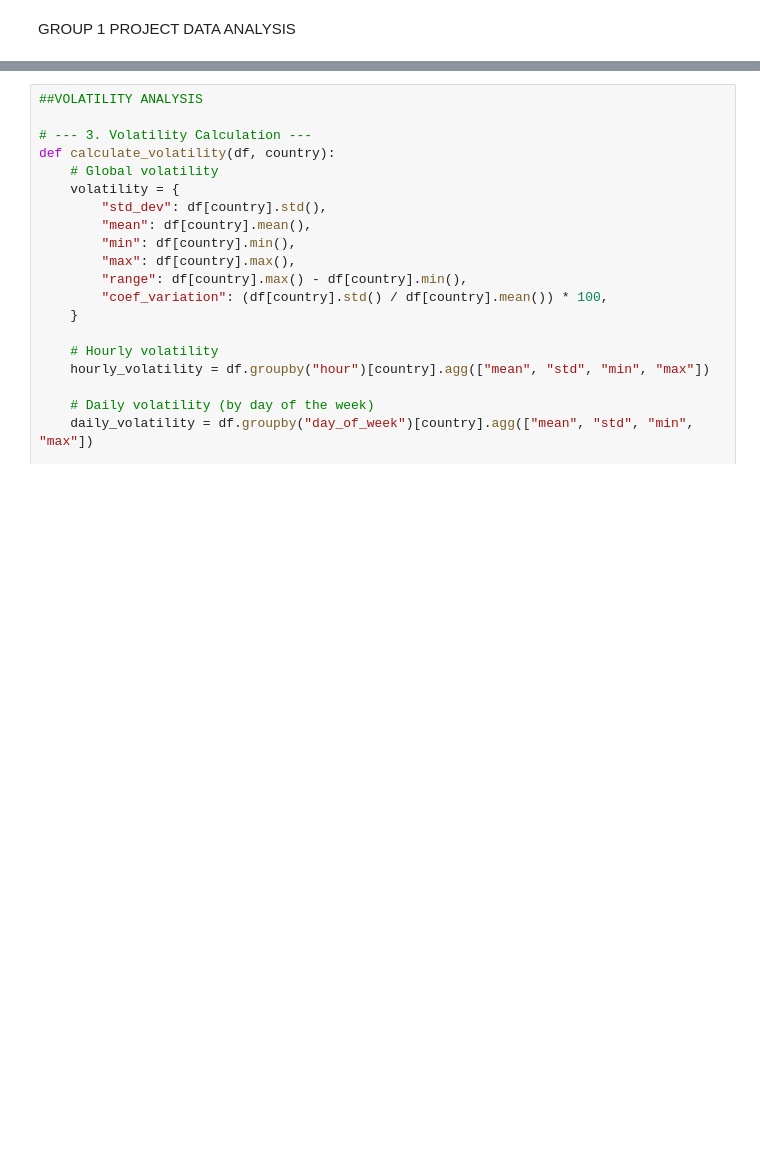
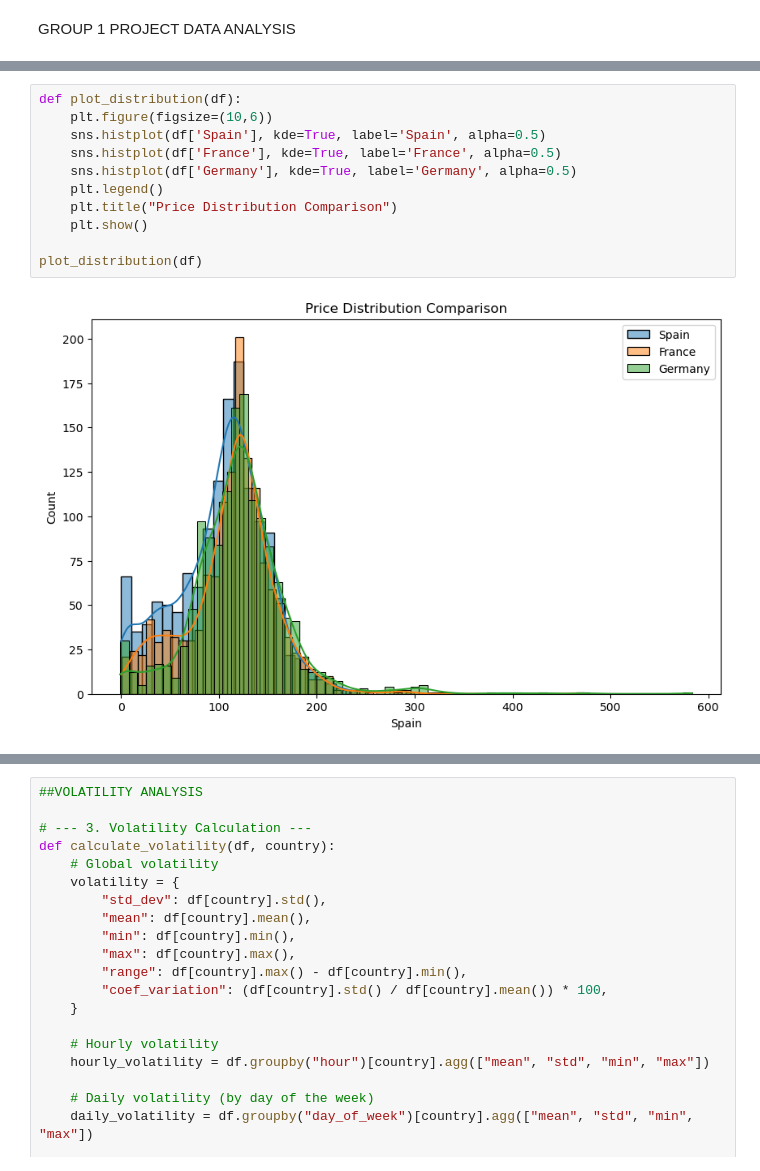
Before and after one commit to stellamirri/analisis_datos, a Jupyter notebook: Grupo1_2026/Group1Notebook.ipynb, the cells around one changed output, grey strips where cells are left out. Drawn from its saved outputs; the diff is of its cells as text; blank space fills up the shorter version.

```diff
--- a/Grupo1_2026/Group1Notebook.ipynb
+++ b/Grupo1_2026/Group1Notebook.ipynb
@@ -57,0 +178,13 @@ print(df.head())
+# %%
+def plot_distribution(df):
+    plt.figure(figsize=(10,6))
+    sns.histplot(df['Spain'], kde=True, label='Spain', alpha=0.5)
+    sns.histplot(df['France'], kde=True, label='France', alpha=0.5)
+    sns.histplot(df['Germany'], kde=True, label='Germany', alpha=0.5)
+    plt.legend()
+    plt.title("Price Distribution Comparison")
+    plt.show()
+
+plot_distribution(df)
+# %% [output]
+[figure, added]
```
Also changed, not shown: parts of 8 cells of this notebook, 1 other file.
